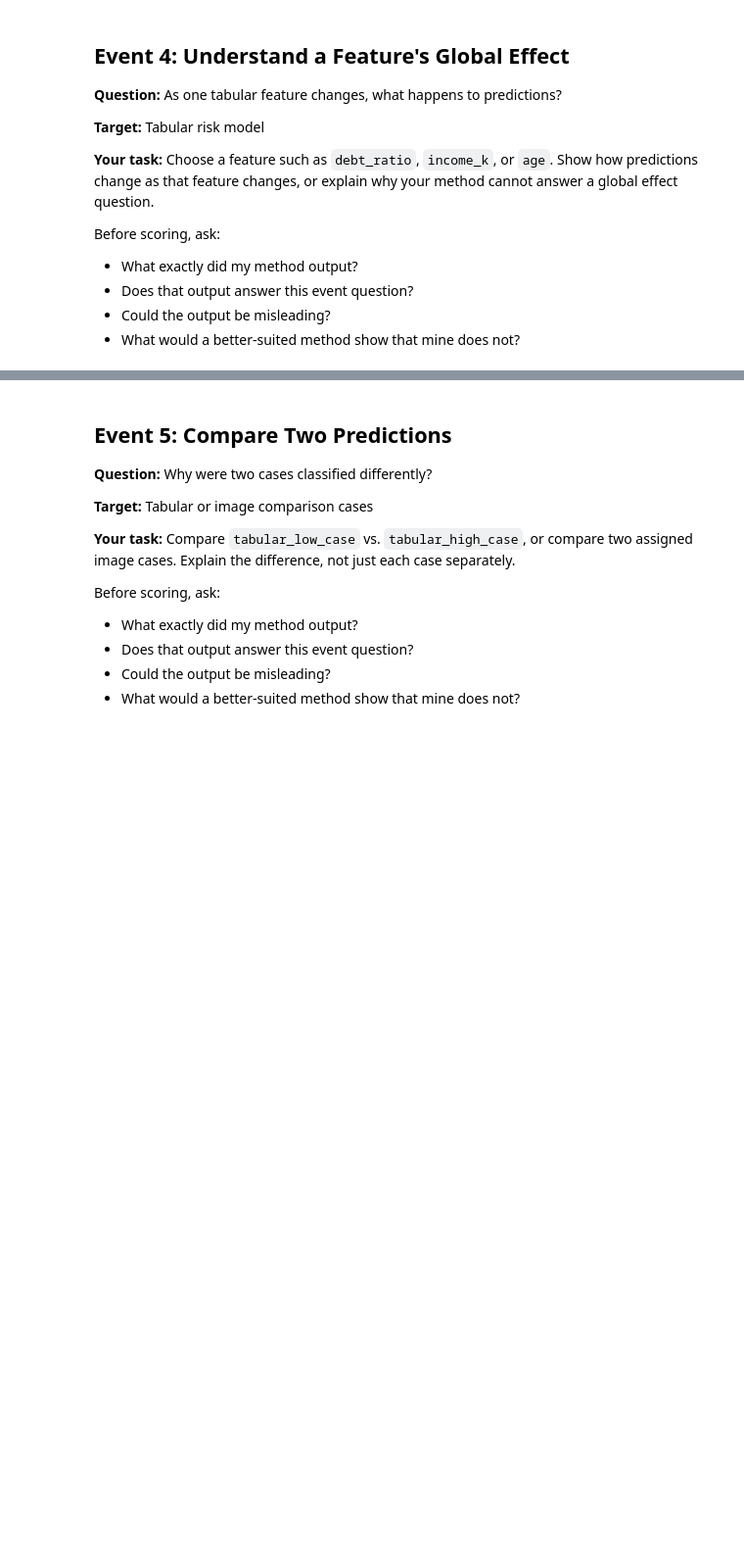
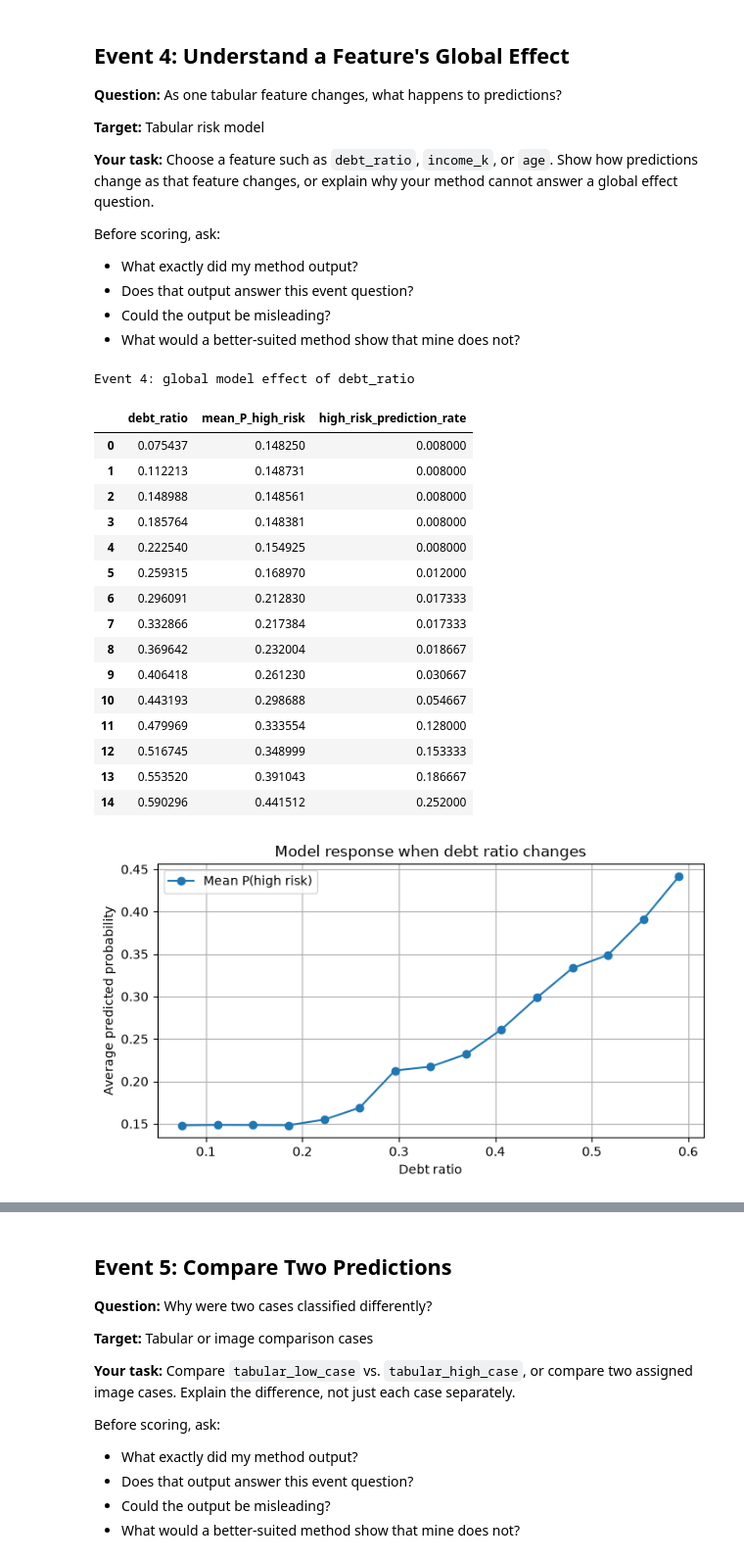
Before and after one commit to ammylin/AIPI590-decathlon-wk5, a Jupyter notebook: xai_decathlon.ipynb, the cells around one changed output, grey strips where cells are left out. Shown at 98% size. Saved outputs shown, nothing was run; the diff lists cells and outputs as text; code cells hidden in the pictures; blank space fills up the shorter version.

Commit message:
Added table

```diff
--- a/xai_decathlon.ipynb
+++ b/xai_decathlon.ipynb
@@ -817,0 +806,58 @@ Before scoring, ask:
+# %%
+# Event 4: Global counterfactual effect of debt_ratio
+# Sweep one feature across the test set while preserving each row's other features.
+
+feature_to_sweep_4 = "debt_ratio"
+sweep_values_4 = np.linspace(
+    float(X_train[feature_to_sweep_4].quantile(0.05)),
+    float(X_train[feature_to_sweep_4].quantile(0.95)),
+    15,
+)
+
+global_effect_4 = []
+for value in sweep_values_4:
+    intervened_test_4 = X_test[feature_names].copy()
+    intervened_test_4[feature_to_sweep_4] = value
+    probabilities_4 = predict_risk_proba(intervened_test_4)[:, 1]
+    global_effect_4.append({
+        feature_to_sweep_4: value,
+        "mean_P_high_risk": probabilities_4.mean(),
+        "high_risk_prediction_rate": (probabilities_4 >= 0.5).mean(),
+    })
+
+global_effect_4 = pd.DataFrame(global_effect_4)
+print(f"Event 4: global model effect of {feature_to_sweep_4}")
+display(global_effect_4)
+
+fig, ax = plt.subplots(figsize=(7, 4))
+ax.plot(
+    global_effect_4[feature_to_sweep_4],
+    global_effect_4["mean_P_high_risk"],
+    marker="o",
+    label="Mean P(high risk)",
+)
+ax.set_xlabel("Debt ratio")
+ax.set_ylabel("Average predicted probability")
+ax.set_title("Model response when debt ratio changes")
+ax.legend()
+plt.tight_layout()
+plt.show()
+# %% [output]
+Event 4: global model effect of debt_ratio
+|  | debt_ratio | mean_P_high_risk | high_risk_prediction_rate |
+| 0 | 0.075437 | 0.148250 | 0.008000 |
+| 1 | 0.112213 | 0.148731 | 0.008000 |
+| 2 | 0.148988 | 0.148561 | 0.008000 |
+| 3 | 0.185764 | 0.148381 | 0.008000 |
+| 4 | 0.222540 | 0.154925 | 0.008000 |
+| 5 | 0.259315 | 0.168970 | 0.012000 |
+| 6 | 0.296091 | 0.212830 | 0.017333 |
+| 7 | 0.332866 | 0.217384 | 0.017333 |
+| 8 | 0.369642 | 0.232004 | 0.018667 |
+| 9 | 0.406418 | 0.261230 | 0.030667 |
+| 10 | 0.443193 | 0.298688 | 0.054667 |
+| 11 | 0.479969 | 0.333554 | 0.128000 |
+| 12 | 0.516745 | 0.348999 | 0.153333 |
+| 13 | 0.553520 | 0.391043 | 0.186667 |
+| 14 | 0.590296 | 0.441512 | 0.252000 |
+[figure, added]
```
Also changed, not shown: parts of 4 cells of this notebook, 1 other file.
